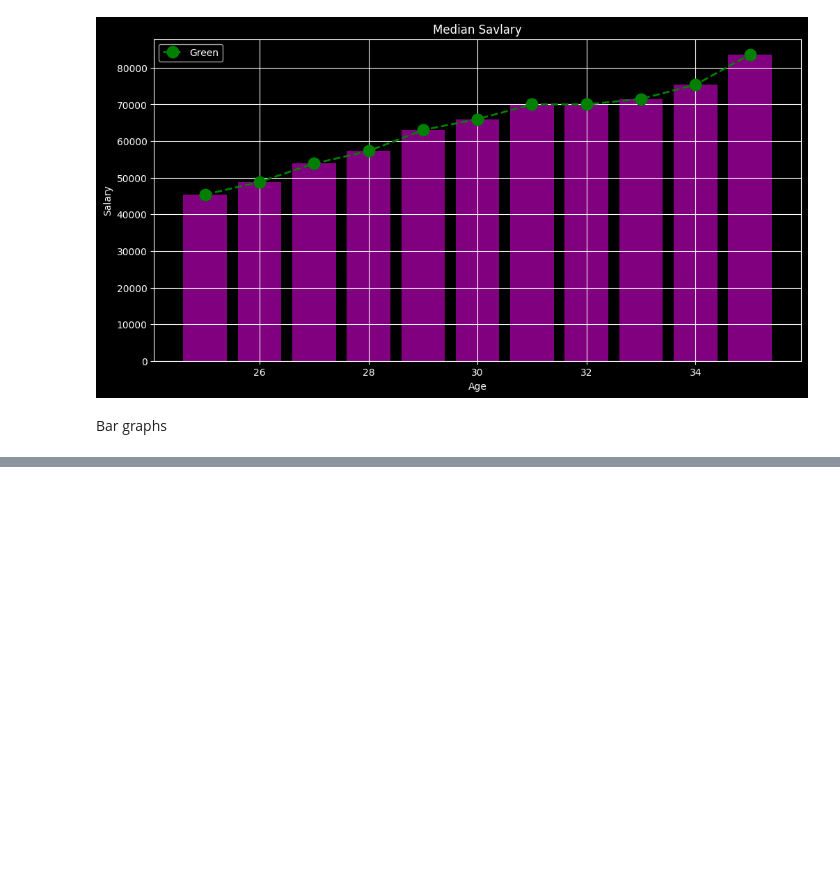
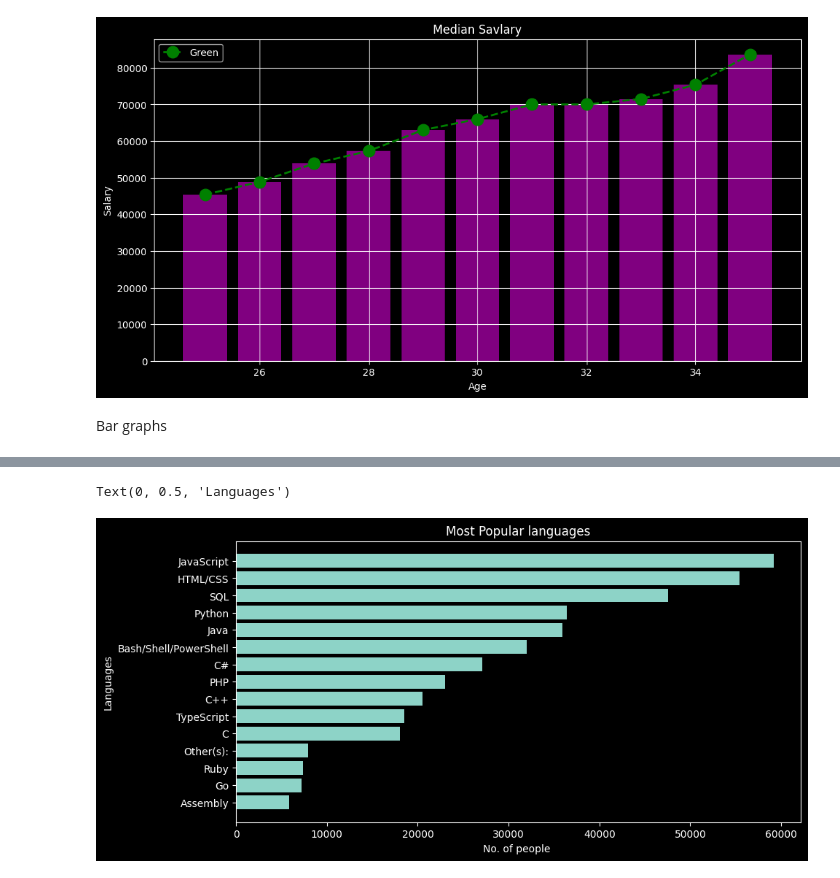
Before and after one commit to YugSavla/DJS_COMPUTE, a Jupyter notebook: Task_1/Ploting.ipynb, the cells around one changed output, grey strips where cells are left out. Drawn from its saved outputs; the diff is of its cells as text; code cells hidden in the pictures; blank space fills up the shorter version.

```diff
--- a/Task_1/Ploting.ipynb
+++ b/Task_1/Ploting.ipynb
@@ -66,0 +68,29 @@ plt.show()
+# %%
+
+with open('data.csv') as csv_file:
+    csv_reader=csv.DictReader(csv_file)
+
+    lang_counter=Counter()
+
+    for row in csv_reader:
+        lang_counter.update(row['LanguagesWorkedWith'].split(';'))
+languages = []
+popularity = []
+
+for item in lang_counter.most_common(15):
+    languages.append(item[0])
+    popularity.append(item[1])
+languages.reverse()
+popularity.reverse()
+plt.figure(figsize=(10,5))
+
+plt.barh(languages, popularity)
+
+plt.title('Most Popular languages')
+plt.xlabel('No. of people ')
+plt.ylabel('Languages')
+# plt.show()
+# plt.grid(True)
+# %% [output]
+Text(0, 0.5, 'Languages')
+[figure, added]
```
Also changed, not shown: parts of 12 cells of this notebook, 2 other files.
